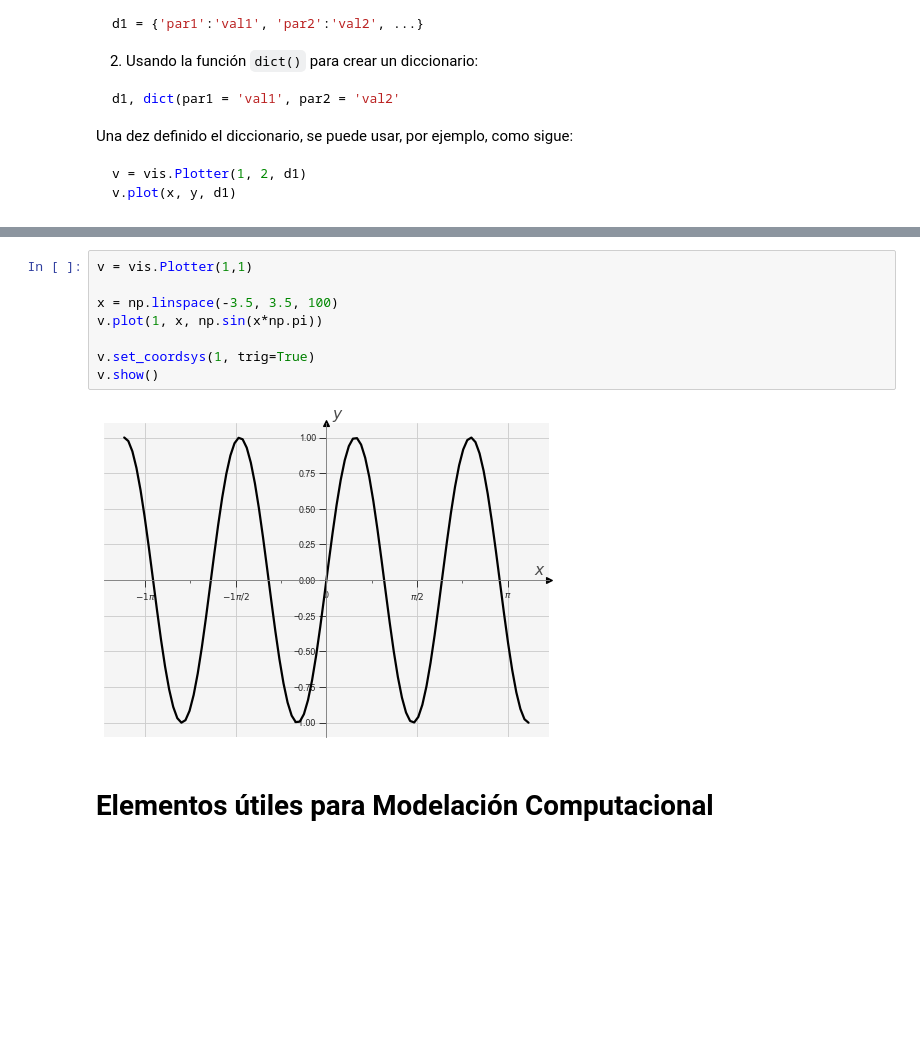
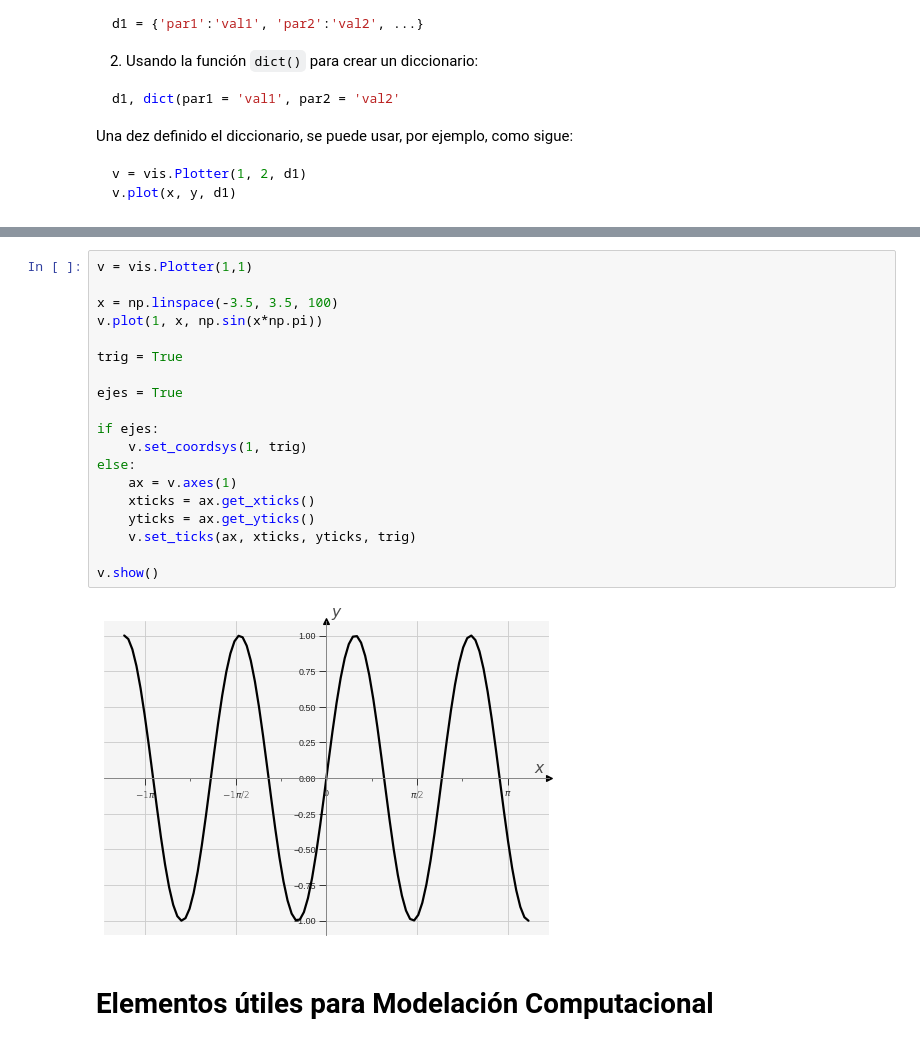
Before and after one commit to luiggix/macti_lib, a Jupyter notebook: macti/test_visual.ipynb, the cells around one changed output, grey strips where cells are left out. Saved outputs shown, nothing was run; the diff lists cells and outputs as text; blank space fills up the shorter version.

```diff
--- a/macti/test_visual.ipynb
+++ b/macti/test_visual.ipynb
@@ -95,13 +95,24 @@ v.show() # similar a plt.show()
 # %%
 v = vis.Plotter(1,1)
 
 x = np.linspace(-3.5, 3.5, 100)
 v.plot(1, x, np.sin(x*np.pi))
 
-v.set_coordsys(1, trig=True)
+trig = True
+
+ejes = True
+
+if ejes:
+    v.set_coordsys(1, trig)
+else:
+    ax = v.axes(1)
+    xticks = ax.get_xticks()
+    yticks = ax.get_yticks()
+    v.set_ticks(ax, xticks, yticks, trig)
+
 v.show()
 # %% [output]
-[figure, old version]
+[figure, new version]
 # %% [markdown]
 # Elementos útiles para Modelación Computacional
 # %%
```
Also changed, not shown: parts of 1 cell of this notebook, 11 other files.
